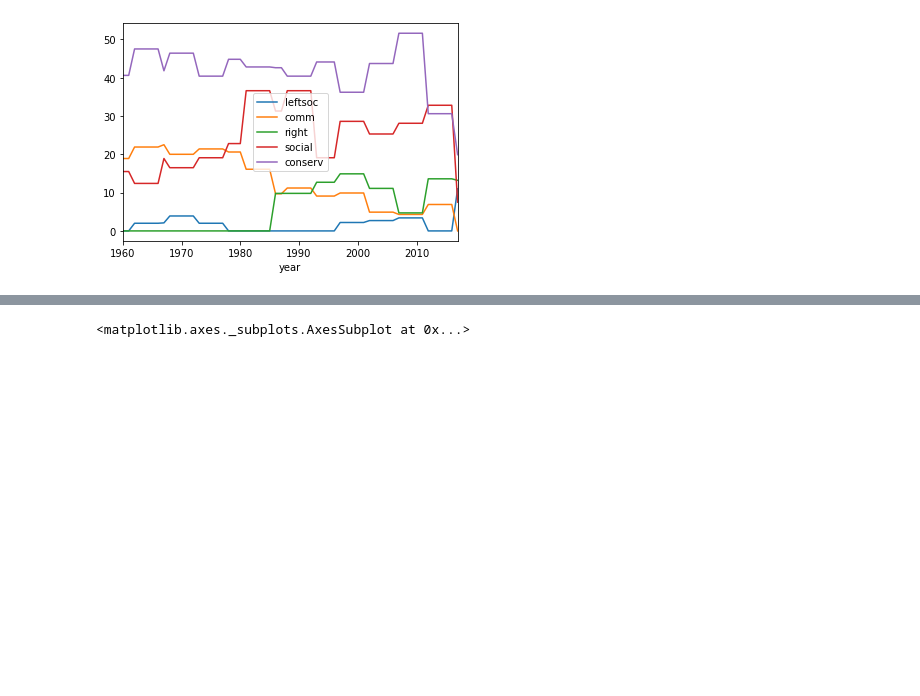
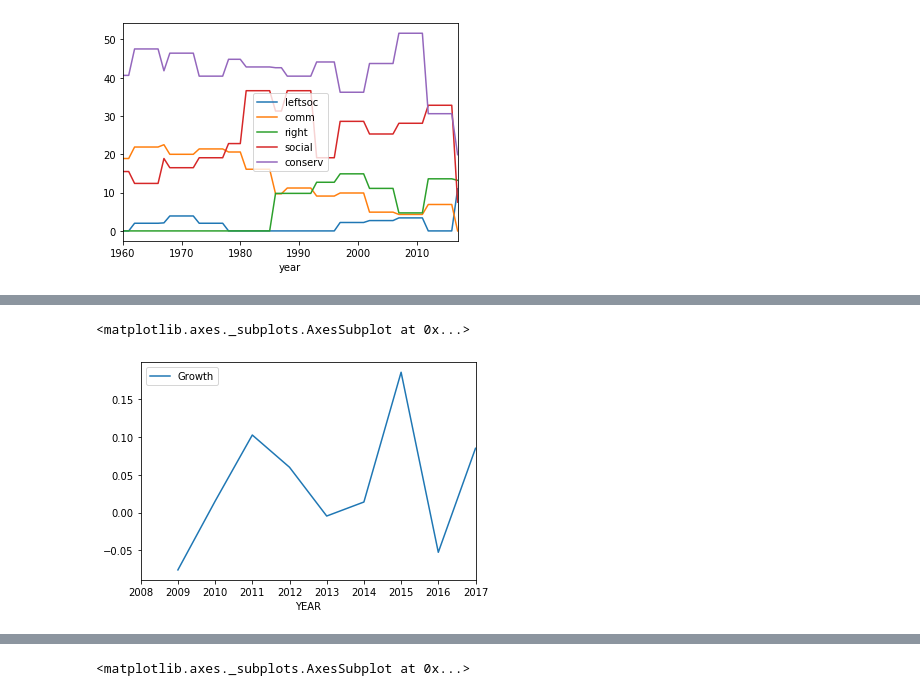
Before and after one commit to CharlesCoster/ada-project-terrorism-impact, a Jupyter notebook: ada_project.ipynb, the cells around one changed output, grey strips where cells are left out. Drawn from its saved outputs; the diff is of its cells as text; code cells hidden in the pictures; blank space fills up the shorter version.

```diff
--- a/ada_project.ipynb
+++ b/ada_project.ipynb
@@ -219,0 +224,4 @@ Requirement already satisfied: cachetools>=2.0.0 in /usr/local/lib/python3.6/dis
+# %%
+import pandas as pd
+
+df_tourism = pd.read_csv('TOURISM_REC_EXP_18112019133857020.csv')
@@ -219,0 +237,2 @@ Requirement already satisfied: cachetools>=2.0.0 in /usr/local/lib/python3.6/dis
+# %%
+df_tourism['Growth'] = df_tourism.groupby(['COUNTRY','VAR']).Value.pct_change()
@@ -219,0 +248,7 @@ Requirement already satisfied: cachetools>=2.0.0 in /usr/local/lib/python3.6/dis
+# %%
+# Keep only National Currency
+df_tourism = df_tourism[df_tourism.CUR.isin(['NAT'])]
+df_tourism[df_tourism.COUNTRY.isin(['FRA']) & df_tourism.VAR.isin(['EXPORT_TOTAL'])].plot(x='YEAR',y='Growth')
+# %% [output]
+<matplotlib.axes._subplots.AxesSubplot at 0x...>
+[figure, added]
```
Also changed, not shown: parts of 17 cells of this notebook.
